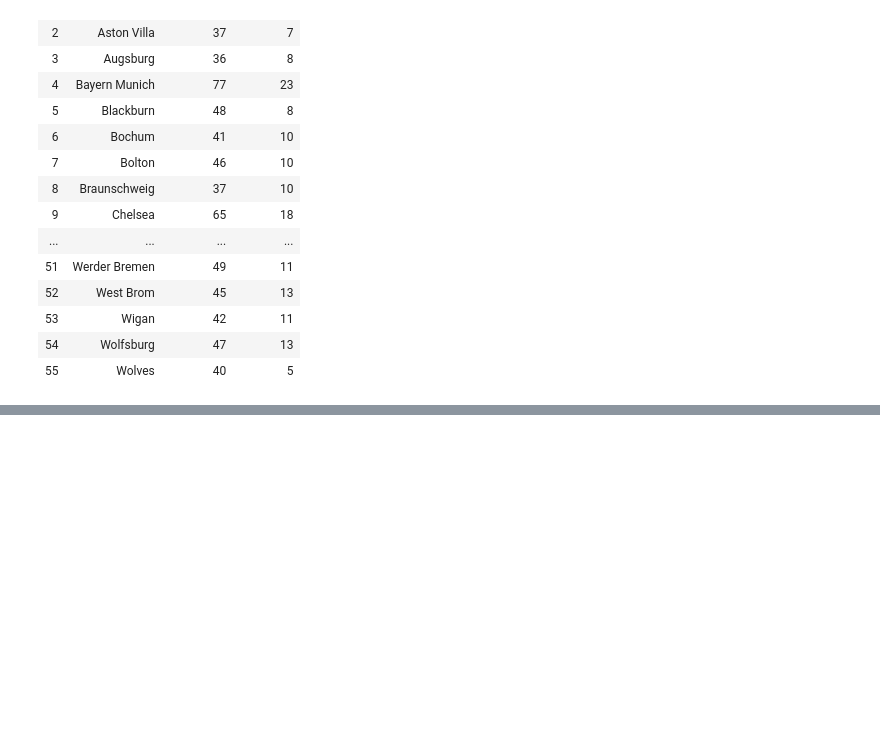
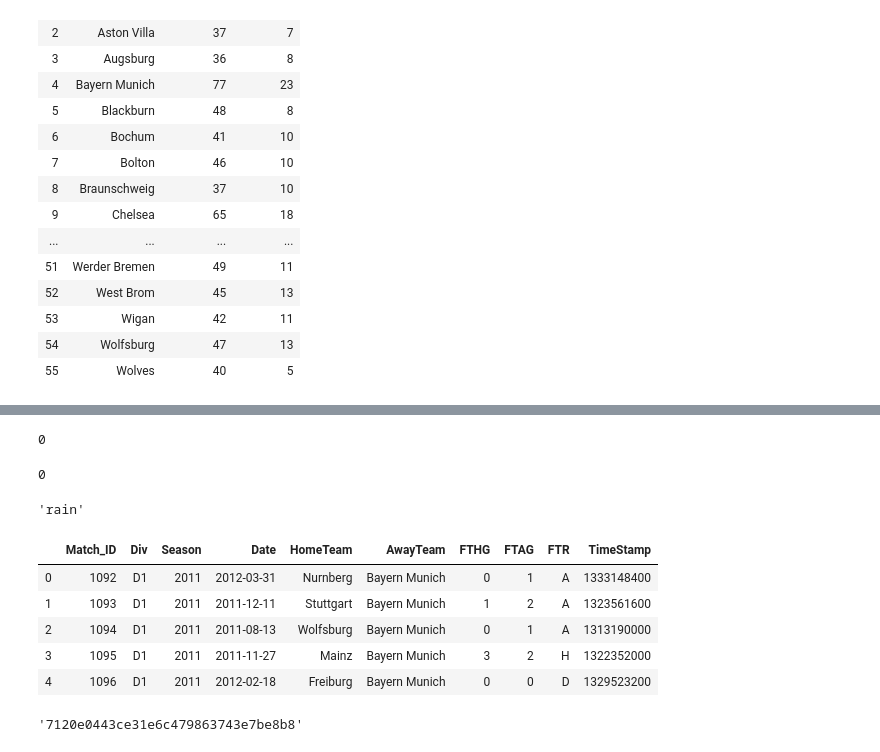
Before and after one commit to joekryan/FlatironMod2Project, a Jupyter notebook: Project Workbook.ipynb, the cells around one changed output, grey strips where cells are left out. Drawn from its saved outputs; the diff is of its cells as text; code cells hidden in the pictures; blank space fills up the shorter version.

```diff
--- a/Project Workbook.ipynb
+++ b/Project Workbook.ipynb
@@ -297,0 +357,7 @@ result
+# %%
+s= '2010-04-04'
+time.mktime(datetime.datetime.strptime(s, "%Y-%m-%d").timetuple())
+
+df_matches['TimeStamp'] = df_matches['Date'].map(lambda x: time.mktime(datetime.datetime.strptime(x, "%Y-%m-%d").timetuple()))
+
+df_matches.info()
@@ -297,0 +380,4 @@ result
+# %%
+df_matches.TimeStamp = df_matches.TimeStamp.astype(int)
+
+df_matches.info()
@@ -297,0 +442,12 @@ result
+# %%
+RDICT['currently']['precipProbability']
+# %% [output]
+0
+# %%
+r.json()['daily']['precipProbability']
+# %% [output]
+0
+# %%
+r.json()['daily']['data'][0]['icon']
+# %% [output]
+'rain'
@@ -297,0 +459,11 @@ result
+# %%
+df_test = df_matches.head()
+
+df_test
+# %% [output]
+|  | Match_ID | Div | Season | Date | HomeTeam | AwayTeam | FTHG | FTAG | FTR | TimeStamp |
+| 0 | 1092 | D1 | 2011 | 2012-03-31 | Nurnberg | Bayern Munich | 0 | 1 | A | 1333148400 |
+| 1 | 1093 | D1 | 2011 | 2011-12-11 | Stuttgart | Bayern Munich | 1 | 2 | A | 1323561600 |
+| 2 | 1094 | D1 | 2011 | 2011-08-13 | Wolfsburg | Bayern Munich | 0 | 1 | A | 1313190000 |
+| 3 | 1095 | D1 | 2011 | 2011-11-27 | Mainz | Bayern Munich | 3 | 2 | H | 1322352000 |
+| 4 | 1096 | D1 | 2011 | 2012-02-18 | Freiburg | Bayern Munich | 0 | 0 | D | 1329523200 |
@@ -297,0 +473,16 @@ result
+# %%
+import json
+
+def get_keys(path):
+    with open(path) as f:
+        return json.load(f)
+
+
+
+keys = get_keys("/Users/apple/.secret/darksky_api.json")
+
+api_key = keys['api_key']
+
+api_key
+# %% [output]
+'7120e0443ce31e6c479863743e7be8b8'
```
Also changed, not shown: parts of 30 cells of this notebook.
